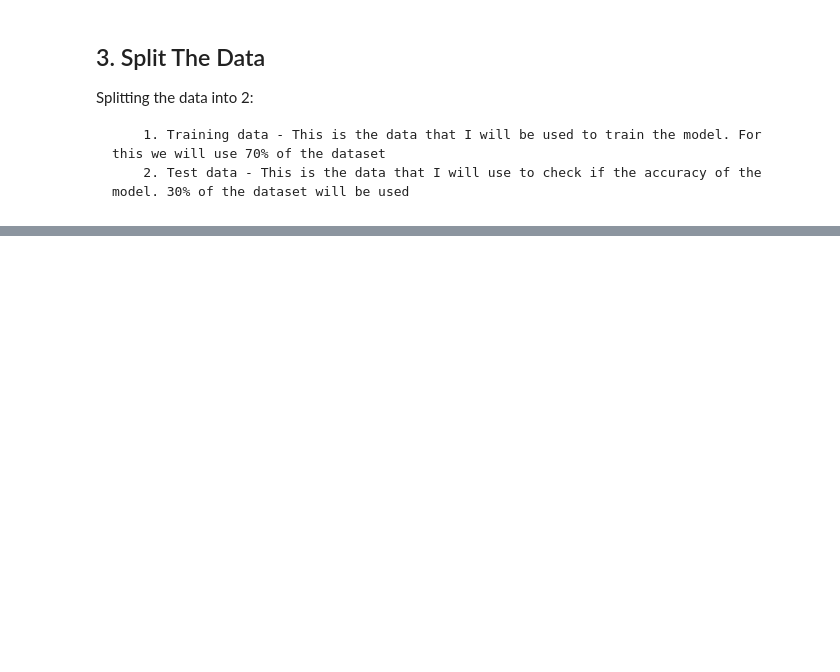
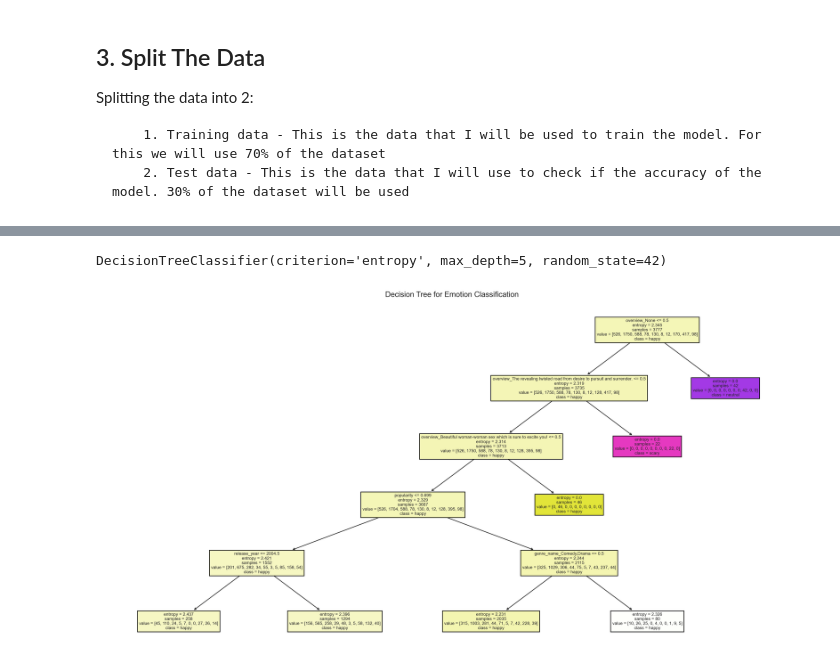
Before and after one commit to mshilacodes/mood-based-movie-recommender, a Jupyter notebook: index.ipynb, the cells around one changed output, grey strips where cells are left out. Saved outputs shown, nothing was run; the diff lists cells and outputs as text; code cells hidden in the pictures; blank space fills up the shorter version.

Commit message:
Edited one hot encoding features, Create a data model using Decision tree, Created a sample of the decision tree. Added image of the Decision Tree

```diff
--- a/index.ipynb
+++ b/index.ipynb
@@ -384,3 +371,11 @@ content_ohe = pd.DataFrame(genre_ohe.toarray(), columns=ohe.get_feature_names_ou
+# %%
+
+# Convert the sparse matrix to a DataFrame
+cat_features_df = pd.DataFrame(cat_features_ohe.toarray(), columns=ohe.get_feature_names_out(cat_features))
+# Concatenate the original DataFrame with the new one-hot encoded DataFrame
+content_encoded = pd.concat([content_encoded, cat_features_df], axis=1)
+# Drop the original categorical columns
+content_encoded = content_encoded.drop(columns=cat_features)
 # %% [markdown]
 ## 3. Split The Data
 
@@ -388,7 +383,10 @@ Splitting the data into 2:
 
         1. Training data - This is the data that I will be used to train the model. For this we will use 70% of the dataset
         2. Test data - This is the data that I will use to check if the accuracy of the model. 30% of the dataset will be used
-# %%
-#Split the data into training and testing sets
-
-content_encoded = pd.concat([content_encoded,content_ohe], axis = 1)
+# %%
+#Split the data into features and target variable
+X = content_encoded[['cat_features_ohe','release_year','popularity']]
+y = content_encoded['emotions']
+
+#Split the data into training and testing sets
+X_train, X_test, y_train,y_test = train_test_split(X,y, test_size=0.3, random_state=42)
@@ -394,0 +398,21 @@ content_encoded = pd.concat([content_encoded,content_ohe], axis = 1)
+# %%
+#Create Classifier
+
+clf= DecisionTreeClassifier(criterion='entropy', max_depth=5, random_state=42)
+clf.fit(X_train,y_train)
+# %% [output]
+DecisionTreeClassifier(criterion='entropy', max_depth=5, random_state=42)
+# %%
+#Plot decision tree
+from sklearn.tree import plot_tree
+
+fig,axes = plt.subplots(nrows=1, ncols=1, figsize= (20,10), dpi= 300)
+plot_tree(clf,
+          feature_names=X.columns,
+          class_names=clf.classes_,
+          filled=True)
+
+plt.title('Decision Tree for Emotion Classification')
+plt.show()
+# %% [output]
+[figure, added]
```
Also changed, not shown: parts of 6 cells of this notebook.
